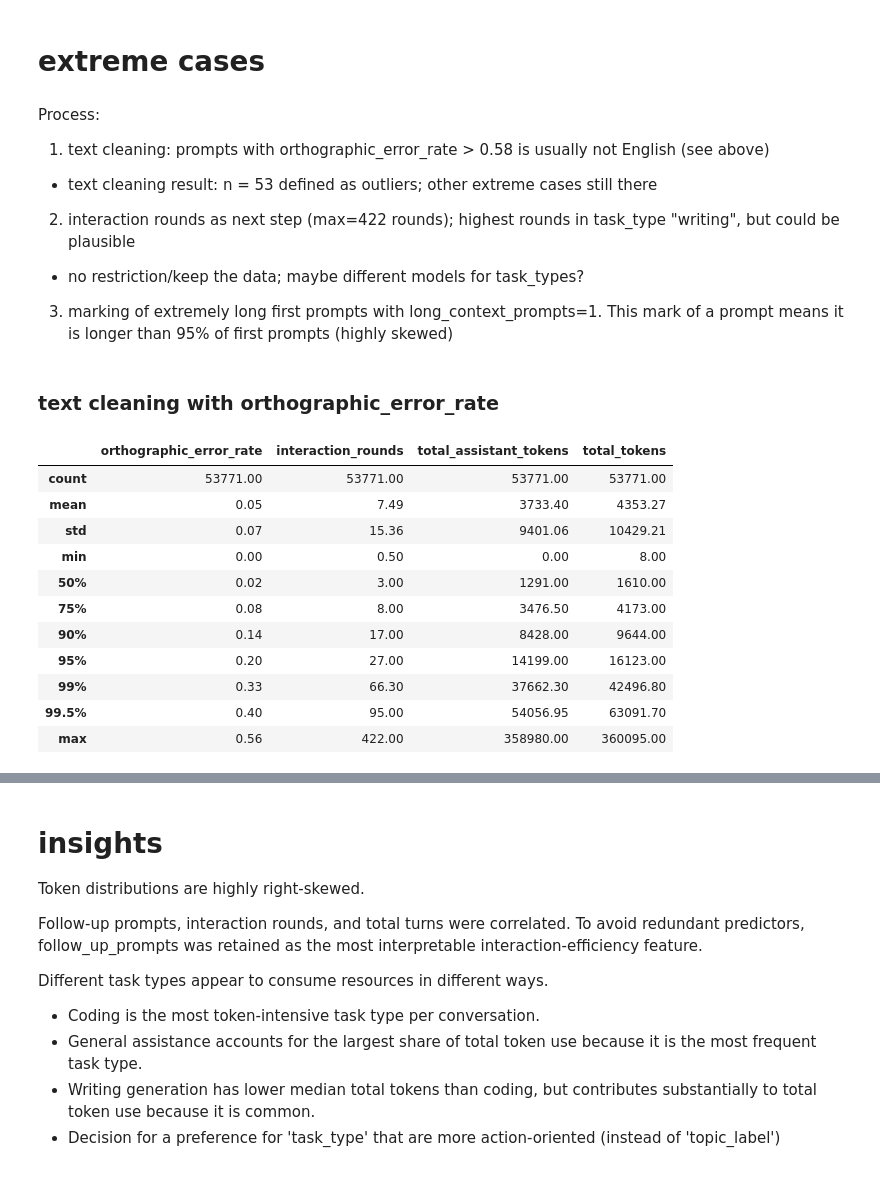
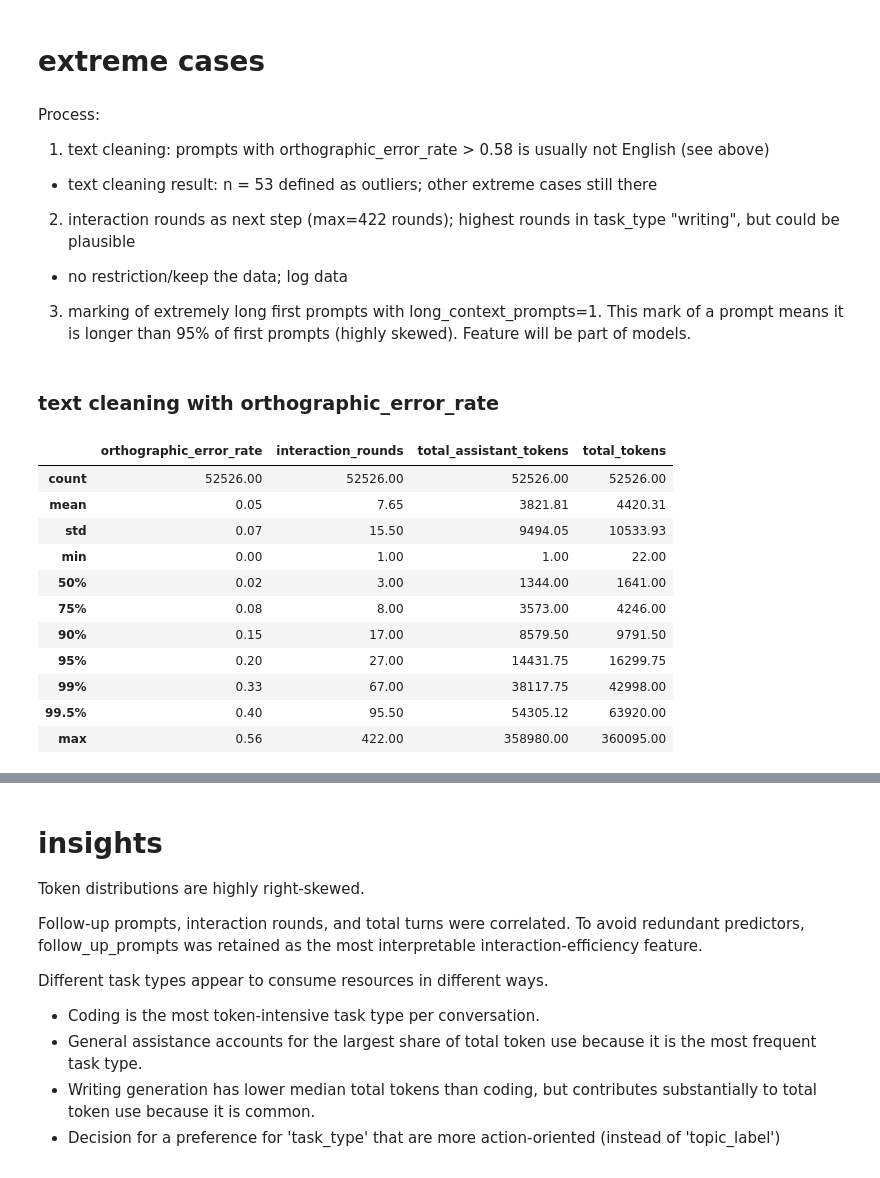
Before and after one commit to Thoericht/llm-sustainability-analysis, a Jupyter notebook: 02_notebooks/03_data_exploration.ipynb, the cells around one changed output, grey strips where cells are left out. Cells and saved outputs as stored; diff of their text form; code cells hidden in the pictures.

```diff
--- a/02_notebooks/03_data_exploration.ipynb
+++ b/02_notebooks/03_data_exploration.ipynb
@@ -658,42 +631,42 @@ Process:
 1. text cleaning: prompts with orthographic_error_rate > 0.58 is usually not English (see above)
 - text cleaning result: n = 53 defined as outliers; other extreme cases still there
 2. interaction rounds as next step (max=422 rounds); highest rounds in task_type "writing", but could be plausible
-- no restriction/keep the data; maybe different models for task_types?
-3. marking of extremely long first prompts with long_context_prompts=1. This mark of a prompt means it is longer than 95% of first prompts (highly skewed)
+- no restriction/keep the data; log data
+3. marking of extremely long first prompts with long_context_prompts=1. This mark of a prompt means it is longer than 95% of first prompts (highly skewed). Feature will be part of models.
 # %% [markdown]
 ### text cleaning with orthographic_error_rate
 # %%
 # define outliers
 
 OER = 0.57
 
 outliers_oer = df[df["orthographic_error_rate"] > OER]
 
 # print
 # print(outliers_oer)    # n=53
+
+# check differences in other extreme cases
+
+df_no_outliers_OER = df[df["orthographic_error_rate"] <= 0.57]
+
+df_no_outliers_OER[
+    [
+        'orthographic_error_rate',
+        'interaction_rounds',
+        'total_assistant_tokens',
+        'total_tokens'
+    ]
+].describe(percentiles=[0.5, 0.75, 0.9, 0.95, 0.99, 0.995])
+# %% [output]
+|  | orthographic_error_rate | interaction_rounds | total_assistant_tokens | total_tokens |
+| count | 52526.00 | 52526.00 | 52526.00 | 52526.00 |
+| mean | 0.05 | 7.65 | 3821.81 | 4420.31 |
+| std | 0.07 | 15.50 | 9494.05 | 10533.93 |
+| min | 0.00 | 1.00 | 1.00 | 22.00 |
+| 50% | 0.02 | 3.00 | 1344.00 | 1641.00 |
+| 75% | 0.08 | 8.00 | 3573.00 | 4246.00 |
+| 90% | 0.15 | 17.00 | 8579.50 | 9791.50 |
+| 95% | 0.20 | 27.00 | 14431.75 | 16299.75 |
+| 99% | 0.33 | 67.00 | 38117.75 | 42998.00 |
+| 99.5% | 0.40 | 95.50 | 54305.12 | 63920.00 |
+| max | 0.56 | 422.00 | 358980.00 | 360095.00 |
-# %%
-# check differences in other extreme cases
-
-df_no_outliers = df[df["orthographic_error_rate"] <= 0.57]
-
-df_no_outliers[
-    [
-        'orthographic_error_rate',
-        'interaction_rounds',
-        'total_assistant_tokens',
-        'total_tokens'
-    ]
-].describe(percentiles=[0.5, 0.75, 0.9, 0.95, 0.99, 0.995])
-# %% [output]
-|  | orthographic_error_rate | interaction_rounds | total_assistant_tokens | total_tokens |
-| count | 53771.00 | 53771.00 | 53771.00 | 53771.00 |
-| mean | 0.05 | 7.49 | 3733.40 | 4353.27 |
-| std | 0.07 | 15.36 | 9401.06 | 10429.21 |
-| min | 0.00 | 0.50 | 0.00 | 8.00 |
-| 50% | 0.02 | 3.00 | 1291.00 | 1610.00 |
-| 75% | 0.08 | 8.00 | 3476.50 | 4173.00 |
-| 90% | 0.14 | 17.00 | 8428.00 | 9644.00 |
-| 95% | 0.20 | 27.00 | 14199.00 | 16123.00 |
-| 99% | 0.33 | 66.30 | 37662.30 | 42496.80 |
-| 99.5% | 0.40 | 95.00 | 54056.95 | 63091.70 |
-| max | 0.56 | 422.00 | 358980.00 | 360095.00 |
```
Also changed, not shown: parts of 43 cells of this notebook, 7 other files.
